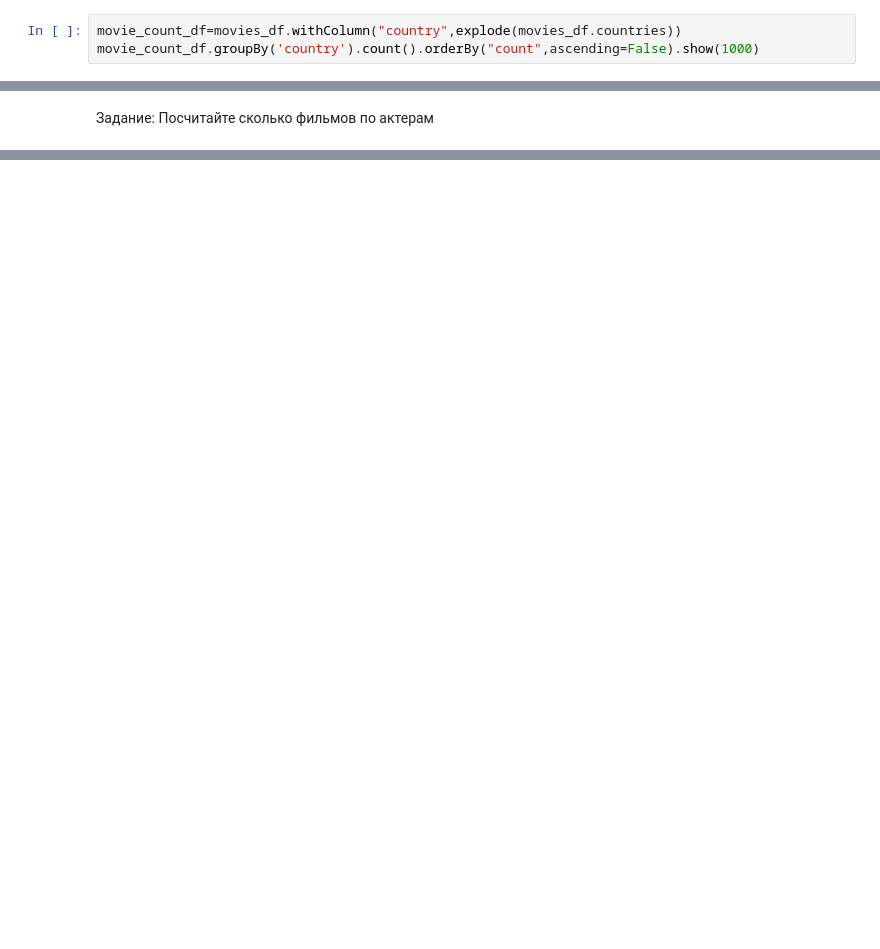
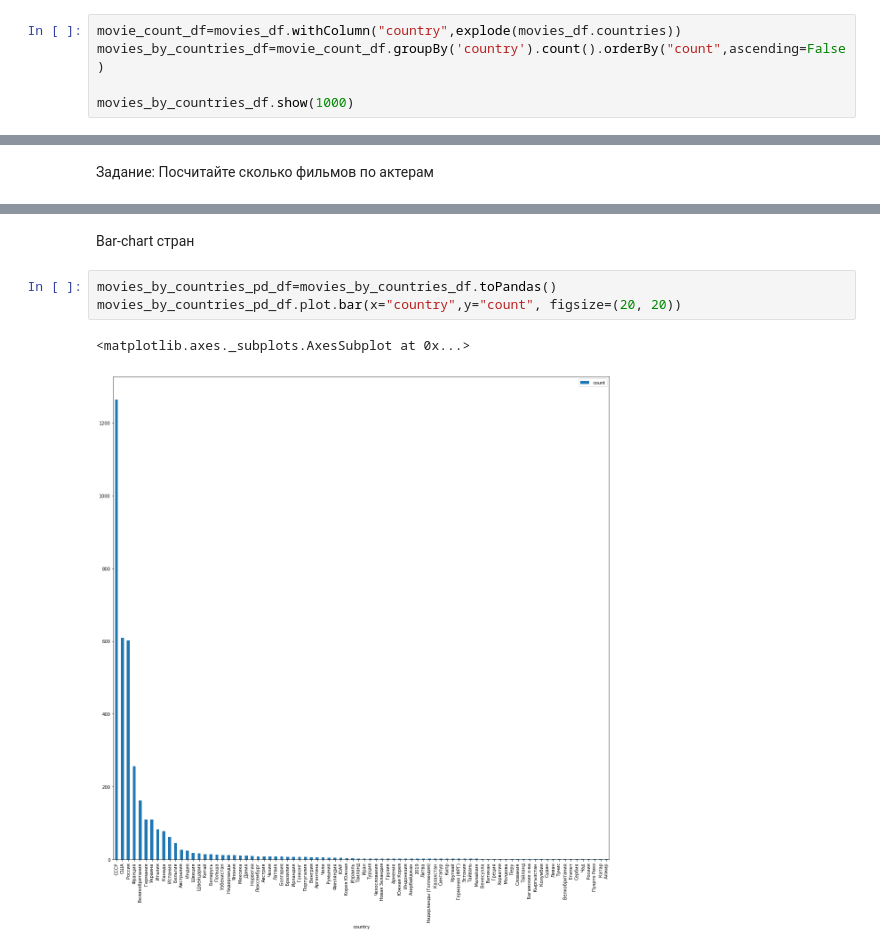
Before and after one commit to OlegZdanevich/SiteScrapper, a Jupyter notebook: notebooks/SiteScrapping.ipynb, the cells around one changed output, grey strips where cells are left out. Cells and saved outputs as stored; diff of their text form; blank space fills up the shorter version.

```diff
--- a/notebooks/SiteScrapping.ipynb
+++ b/notebooks/SiteScrapping.ipynb
@@ -344,7 +347,9 @@ movies_df.groupBy("age_rank").count().orderBy("count",ascending=False).show()
 Задание: Посчитайте сколько фильмов по странам.
 # %%
 movie_count_df=movies_df.withColumn("country",explode(movies_df.countries))
-movie_count_df.groupBy('country').count().orderBy("count",ascending=False).show(1000)
+movies_by_countries_df=movie_count_df.groupBy('country').count().orderBy("count",ascending=False)
+
+movies_by_countries_df.show(1000)
 # %% [output]
 +--------------------+-----+
 |             country|count|
@@ -389,0 +406,8 @@ only showing top 2000 rows
+# %% [markdown]
+Bar-chart стран
+# %%
+movies_by_countries_pd_df=movies_by_countries_df.toPandas()
+movies_by_countries_pd_df.plot.bar(x="country",y="count", figsize=(20, 20))
+# %% [output]
+<matplotlib.axes._subplots.AxesSubplot at 0x...>
+[figure, added]
```
Also changed, not shown: parts of 15 cells of this notebook, 2 other files.
